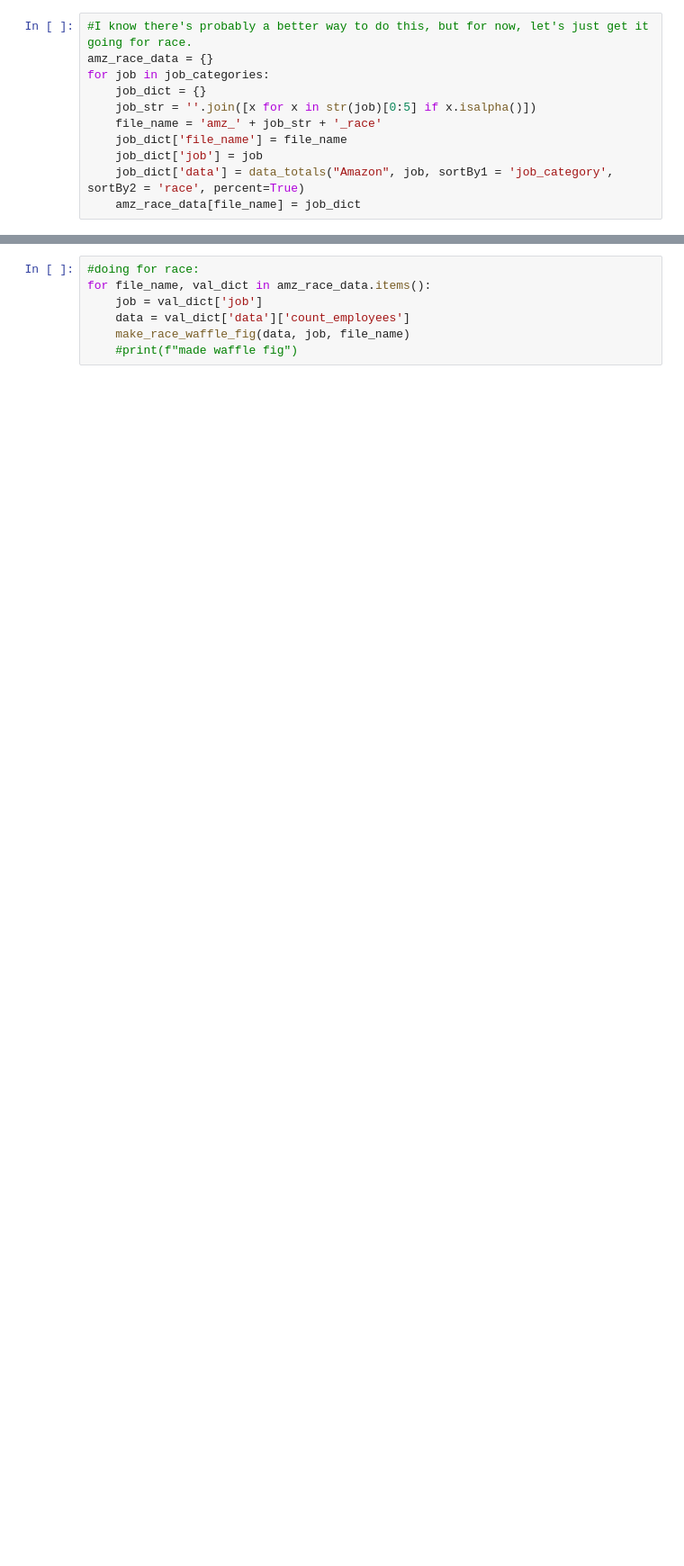
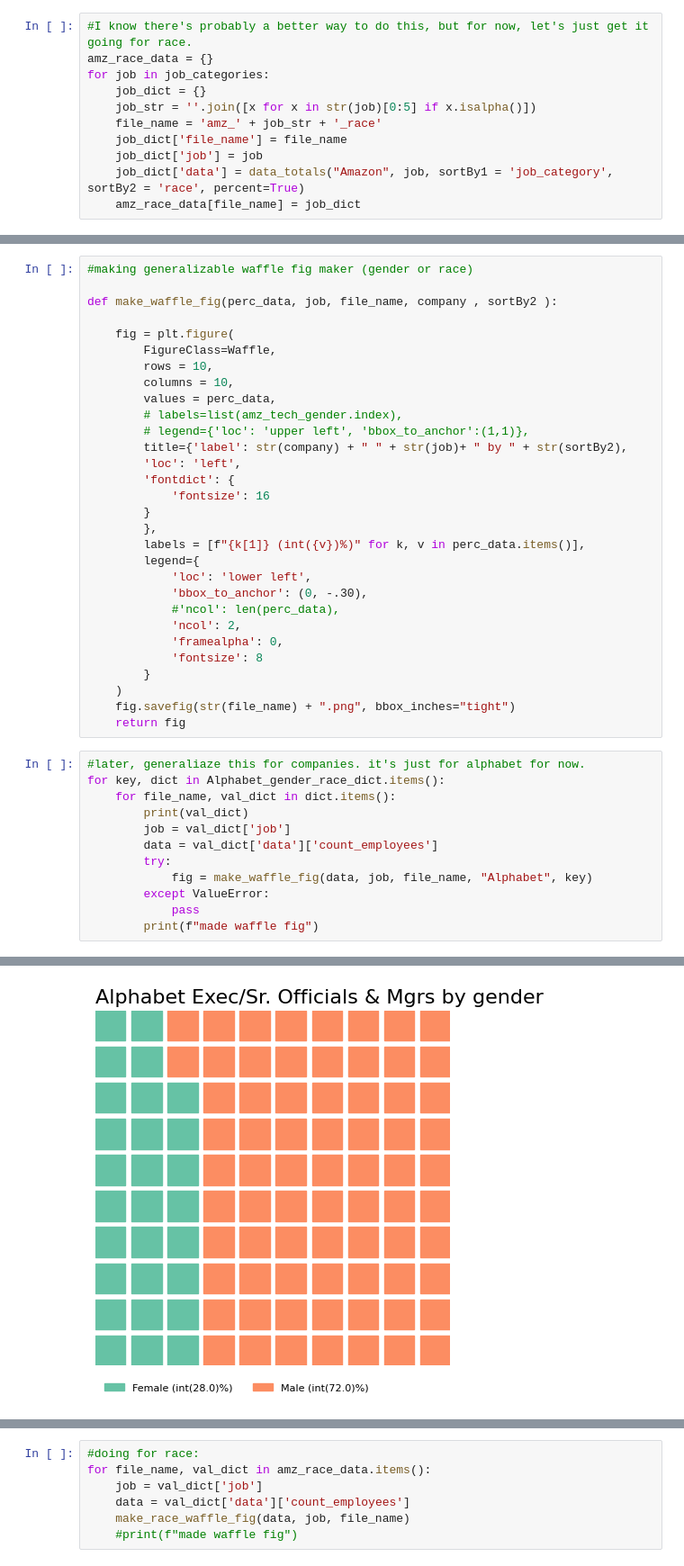
Before and after one commit to theLP100/dataVisualizations, a Jupyter notebook: Visualizations.ipynb, the cells around one changed output, grey strips where cells are left out. Shown at 90% size. Saved outputs shown, nothing was run; the diff lists cells and outputs as text; blank space fills up the shorter version.

Commit message:
made more helper functions to make waffle charts.  generated charts for Alphabet.

```diff
--- a/Visualizations.ipynb
+++ b/Visualizations.ipynb
@@ -365,0 +389,43 @@ amz_race_data
+# %%
+#making generalizable waffle fig maker (gender or race)
+
+def make_waffle_fig(perc_data, job, file_name, company , sortBy2 ):
+
+    fig = plt.figure(
+        FigureClass=Waffle,
+        rows = 10,
+        columns = 10,
+        values = perc_data,
+        # labels=list(amz_tech_gender.index),
+        # legend={'loc': 'upper left', 'bbox_to_anchor':(1,1)},
+        title={'label': str(company) + " " + str(job)+ " by " + str(sortBy2),
+        'loc': 'left',
+        'fontdict': {
+            'fontsize': 16
+        }
+        },
+        labels = [f"{k[1]} (int({v})%)" for k, v in perc_data.items()],
+        legend={
+            'loc': 'lower left',
+            'bbox_to_anchor': (0, -.30),
+            #'ncol': len(perc_data),
+            'ncol': 2,
+            'framealpha': 0,
+            'fontsize': 8
+        }
+    )
+    fig.savefig(str(file_name) + ".png", bbox_inches="tight")
+    return fig
+# %%
+#later, generaliaze this for companies. it's just for alphabet for now.
+for key, dict in Alphabet_gender_race_dict.items():
+    for file_name, val_dict in dict.items():
+        print(val_dict)
+        job = val_dict['job']
+        data = val_dict['data']['count_employees']
+        try:
+            fig = make_waffle_fig(data, job, file_name, "Alphabet", key)
+        except ValueError:
+            pass
+        print(f"made waffle fig")
+# %% [output]
@@ -365,0 +517 @@ amz_race_data
+[figure, added]
```
Also changed, not shown: parts of 11 cells of this notebook, 16 other files.
